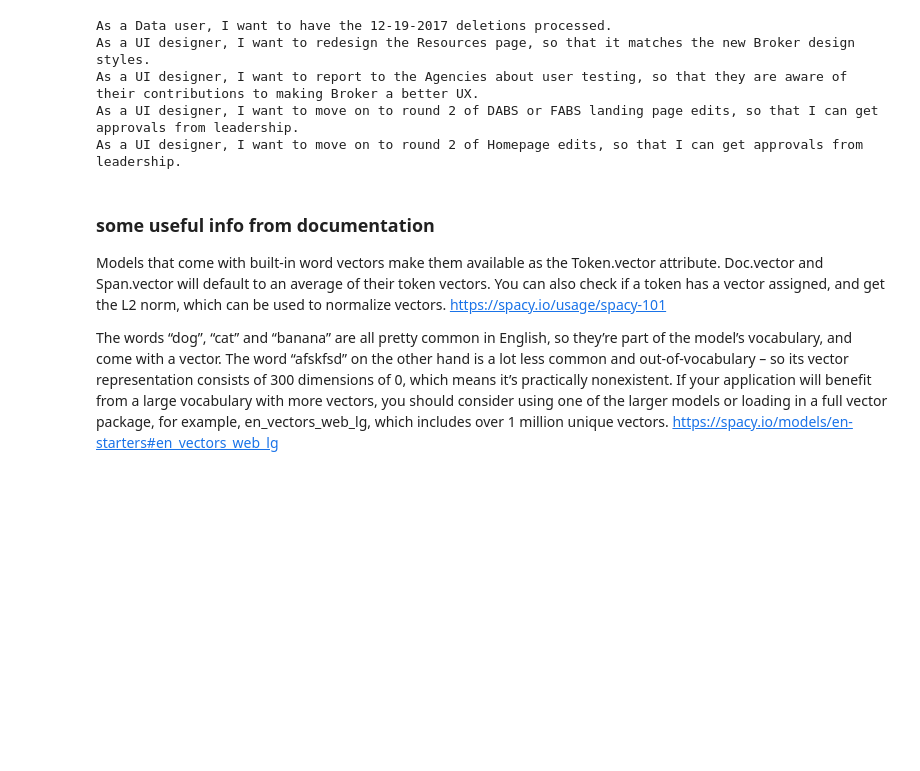
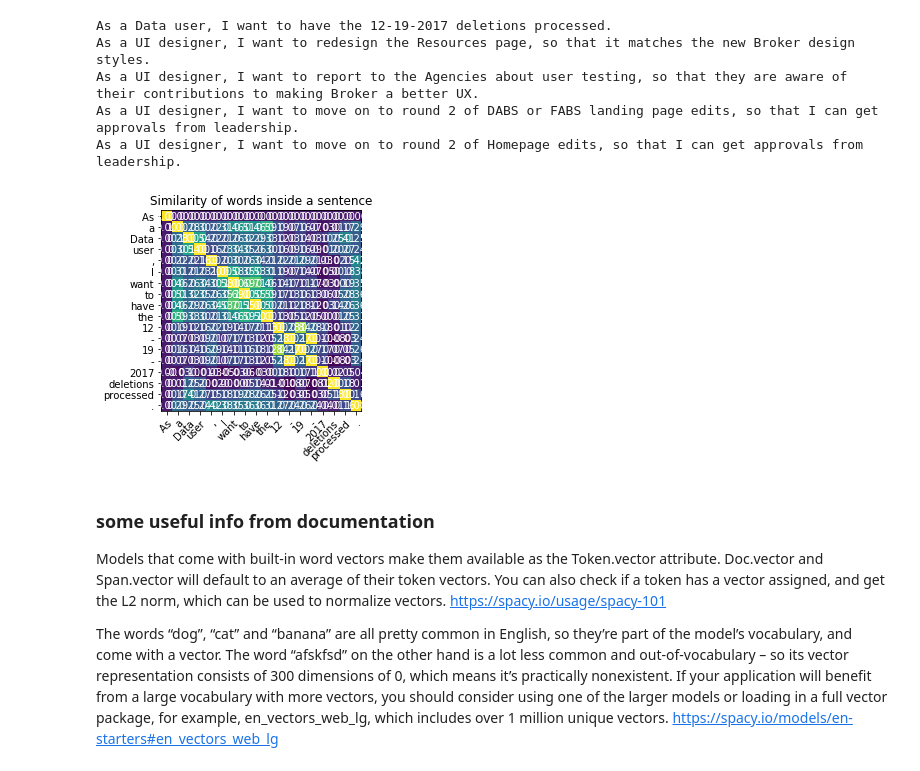
Before and after one commit to neuronalX/workshop-AI4industry-2020, a Jupyter notebook: notebooks/word_emb_pretrained_models_web_md_similarity_matrix.ipynb, the cells around one changed output. Saved outputs shown, nothing was run; the diff lists cells and outputs as text; code cells hidden in the pictures; blank space fills up the shorter version.

Commit message:
problem detected in the 1st word of the 1st line of GOOD US dataset

```diff
--- a/notebooks/word_emb_pretrained_models_web_md_similarity_matrix.ipynb
+++ b/notebooks/word_emb_pretrained_models_web_md_similarity_matrix.ipynb
@@ -106,6 +106,14 @@ As a UI designer, I want to redesign the Resources page, so that it matches the
 As a UI designer, I want to report to the Agencies about user testing, so that they are aware of their contributions to making Broker a better UX.
 As a UI designer, I want to move on to round 2 of DABS or FABS landing page edits, so that I can get approvals from leadership.
 As a UI designer, I want to move on to round 2 of Homepage edits, so that I can get approvals from leadership.
+# %%
+# Compute similarity matrix for a sentence from bad US corpus
+doc = nlp(data_good[0])
+similarity_mat = compute_similarity_matrix(doc)
+#print(similarity_mat)
+plot_similarity_matrix(doc, similarity_mat)
+# %% [output]
+[figure, added]
 # %% [markdown]
 ### some useful info from documentation
 Models that come with built-in word vectors make them available as the Token.vector attribute. Doc.vector and Span.vector will default to an average of their token vectors. You can also check if a token has a vector assigned, and get the L2 norm, which can be used to normalize vectors.
```
Also changed, not shown: parts of 5 cells of this notebook.
